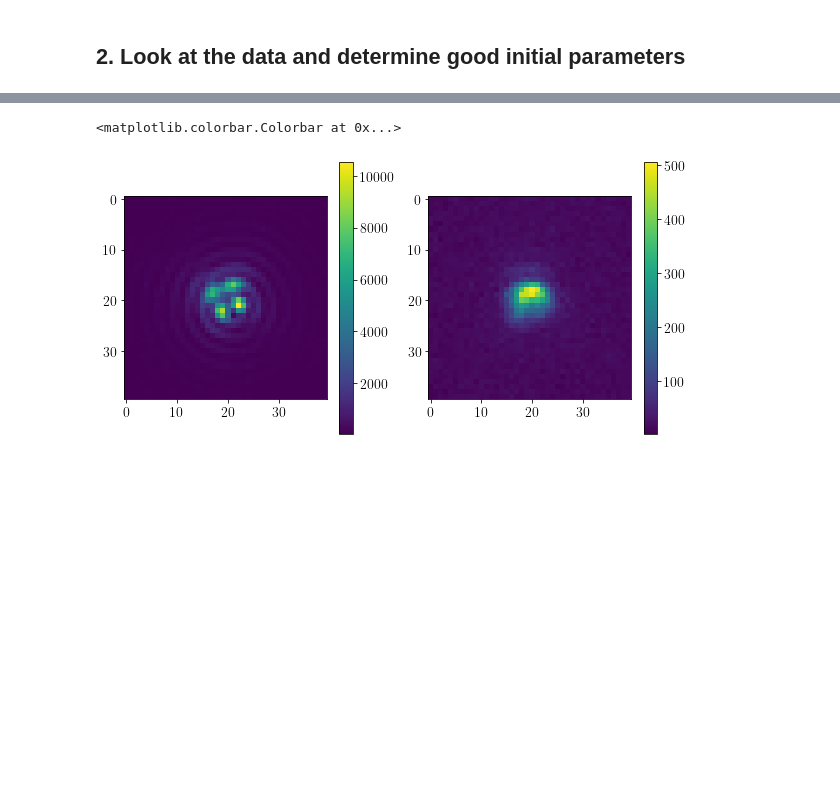
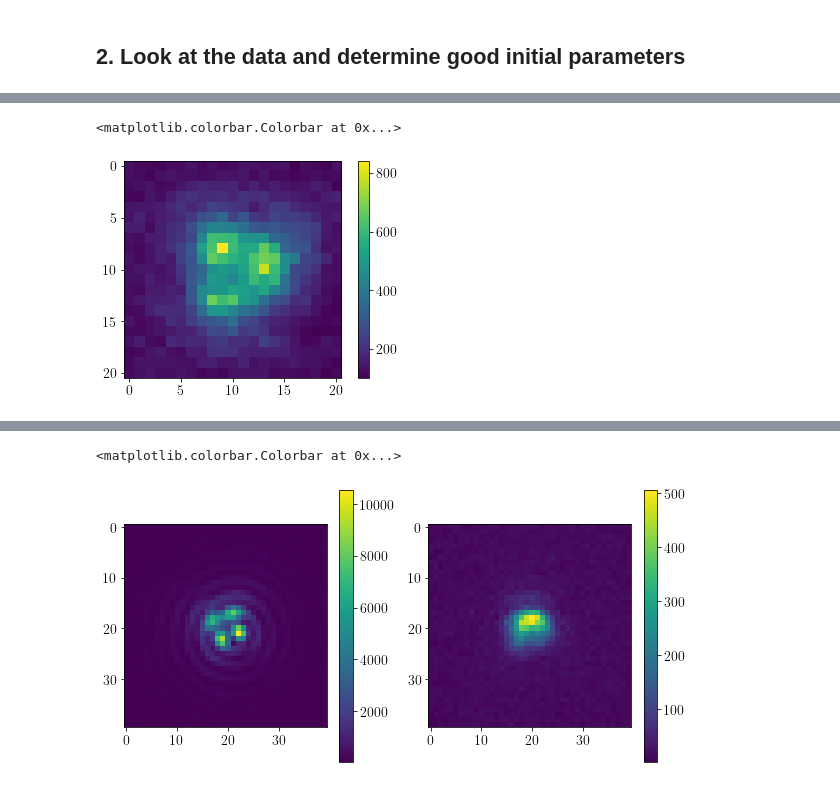
Before and after one commit to rodguti90/pyPSFstack, a Jupyter notebook: retrieval_exp_stack.ipynb, the cells around one changed output, grey strips where cells are left out. Cells and saved outputs as stored; diff of their text form; code cells hidden in the pictures; blank space fills up the shorter version.

```diff
--- a/retrieval_exp_stack.ipynb
+++ b/retrieval_exp_stack.ipynb
@@ -152,0 +171,6 @@ mat_data = sio.loadmat(os.path.join('data','Rodrigo_14Jul2021_TIRF_Run1.mat'))
+# %%
+plt.imshow(mat_data['Rodrigos'][0][...,3,0])
+plt.colorbar()
+# %% [output]
+<matplotlib.colorbar.Colorbar at 0x...>
+[figure, added]
```
Also changed, not shown: parts of 23 cells of this notebook.
